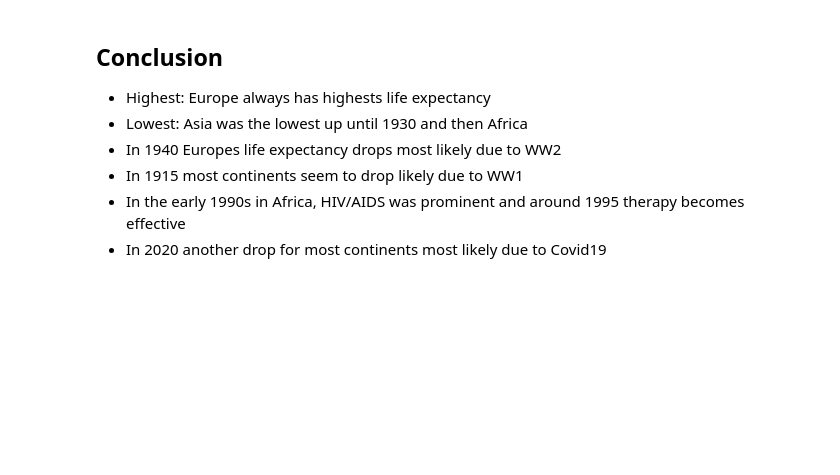
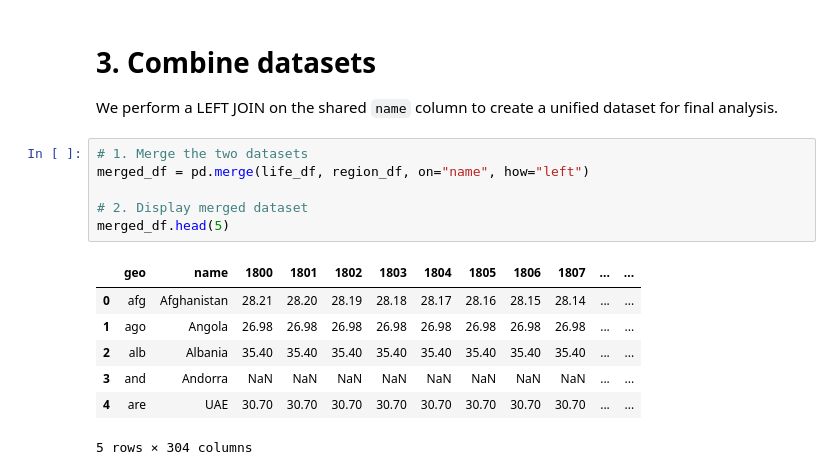
Before and after one commit to RaphaFang/sdu-25-final-team-project, a Jupyter notebook: modules/Nikolaos_plot.ipynb, the cells around one changed output. Saved outputs shown, nothing was run; the diff lists cells and outputs as text; blank space fills up the shorter version.

```diff
--- a/modules/Nikolaos_plot.ipynb
+++ b/modules/Nikolaos_plot.ipynb
@@ -128,8 +42,17 @@ fig.show()
-# %% [markdown]
-## Conclusion
-* Highest: Europe always has highests life expectancy
-* Lowest: Asia was the lowest up until 1930 and then Africa
-* In 1940 Europes life expectancy drops most likely due to WW2
-* In 1915 most continents seem to drop likely due to WW1
-* In the early 1990s in Africa, HIV/AIDS was prominent and around 1995 therapy becomes effective
-* In 2020 another drop for most continents most likely due to Covid19
+# %% [markdown]
+# 3. Combine datasets
+We perform a LEFT JOIN on the shared `name` column to create a unified dataset for final analysis.
+# %%
+# 1. Merge the two datasets
+merged_df = pd.merge(life_df, region_df, on="name", how="left")
+
+# 2. Display merged dataset
+merged_df.head(5)
+# %% [output]
+|  | geo | name | 1800 | 1801 | 1802 | 1803 | 1804 | 1805 | 1806 | 1807 | ... | ... |
+| 0 | afg | Afghanistan | 28.21 | 28.20 | 28.19 | 28.18 | 28.17 | 28.16 | 28.15 | 28.14 | ... | ... |
+| 1 | ago | Angola | 26.98 | 26.98 | 26.98 | 26.98 | 26.98 | 26.98 | 26.98 | 26.98 | ... | ... |
+| 2 | alb | Albania | 35.40 | 35.40 | 35.40 | 35.40 | 35.40 | 35.40 | 35.40 | 35.40 | ... | ... |
+| 3 | and | Andorra | NaN | NaN | NaN | NaN | NaN | NaN | NaN | NaN | ... | ... |
+| 4 | are | UAE | 30.70 | 30.70 | 30.70 | 30.70 | 30.70 | 30.70 | 30.70 | 30.70 | ... | ... |
+5 rows × 304 columns
```
Also changed, not shown: parts of 27 cells of this notebook, 6 other files.
